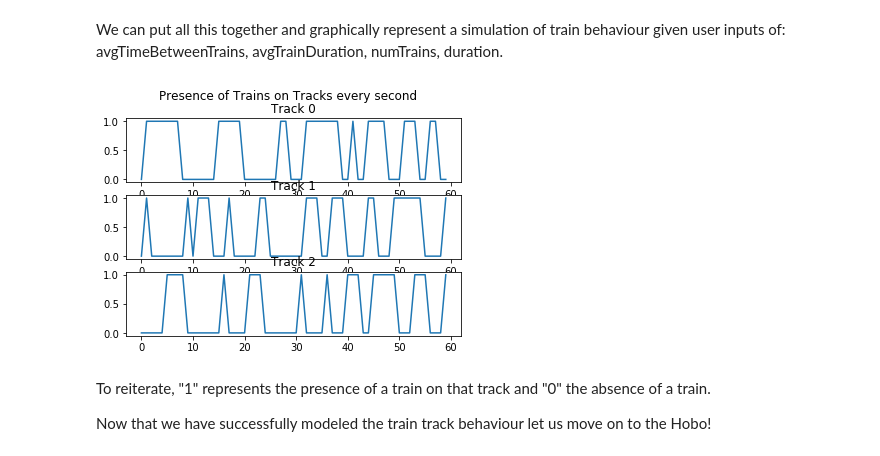
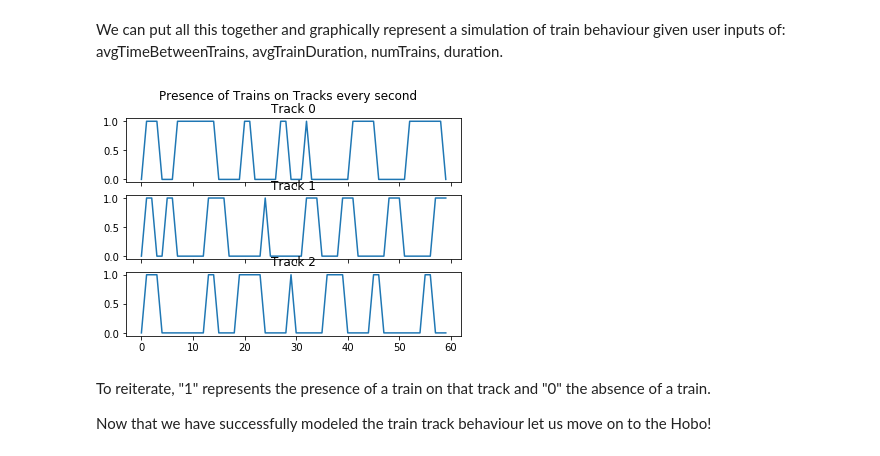
Before and after one commit to OneHandKlap/CPS406---Hobos, a Jupyter notebook: HogwartsHobos.ipynb, the cells around one changed output. Drawn from its saved outputs; the diff is of its cells as text; code cells hidden in the pictures.

```diff
--- a/HogwartsHobos.ipynb
+++ b/HogwartsHobos.ipynb
@@ -121,24 +124,24 @@ We can put all this together and graphically represent a simulation of train beh
 # %%
 import poisson
 import matplotlib.pyplot as plt
 from traintrack import TrainTrack
 
 def simulateTrains(L0,L1,numTrains,duration):
     tracks = [TrainTrack(L0,L1) for x in range(numTrains)]
     results=[x.simulate(duration) for x in tracks]
     # print(results)
-    fig,ax = plt.subplots(numTrains)
+    fig,ax = plt.subplots(numTrains,sharex=True)
     fig.suptitle("Presence of Trains on Tracks every second")
     for i in range(len(results)):
 
         ax[i].plot([x for x in range (duration)],results[i])
         ax[i].set_title("Track "+str(i))
 
     plt.show()
 
 simulateTrains(5,3,3,60)
 # %% [output]
-[figure, old version]
+[figure, new version]
 # %% [markdown]
 To reiterate, "1" represents the presence of a train on that track and "0" the absence of a train.
 
```
Also changed, not shown: parts of 5 cells of this notebook, 1 other file.
